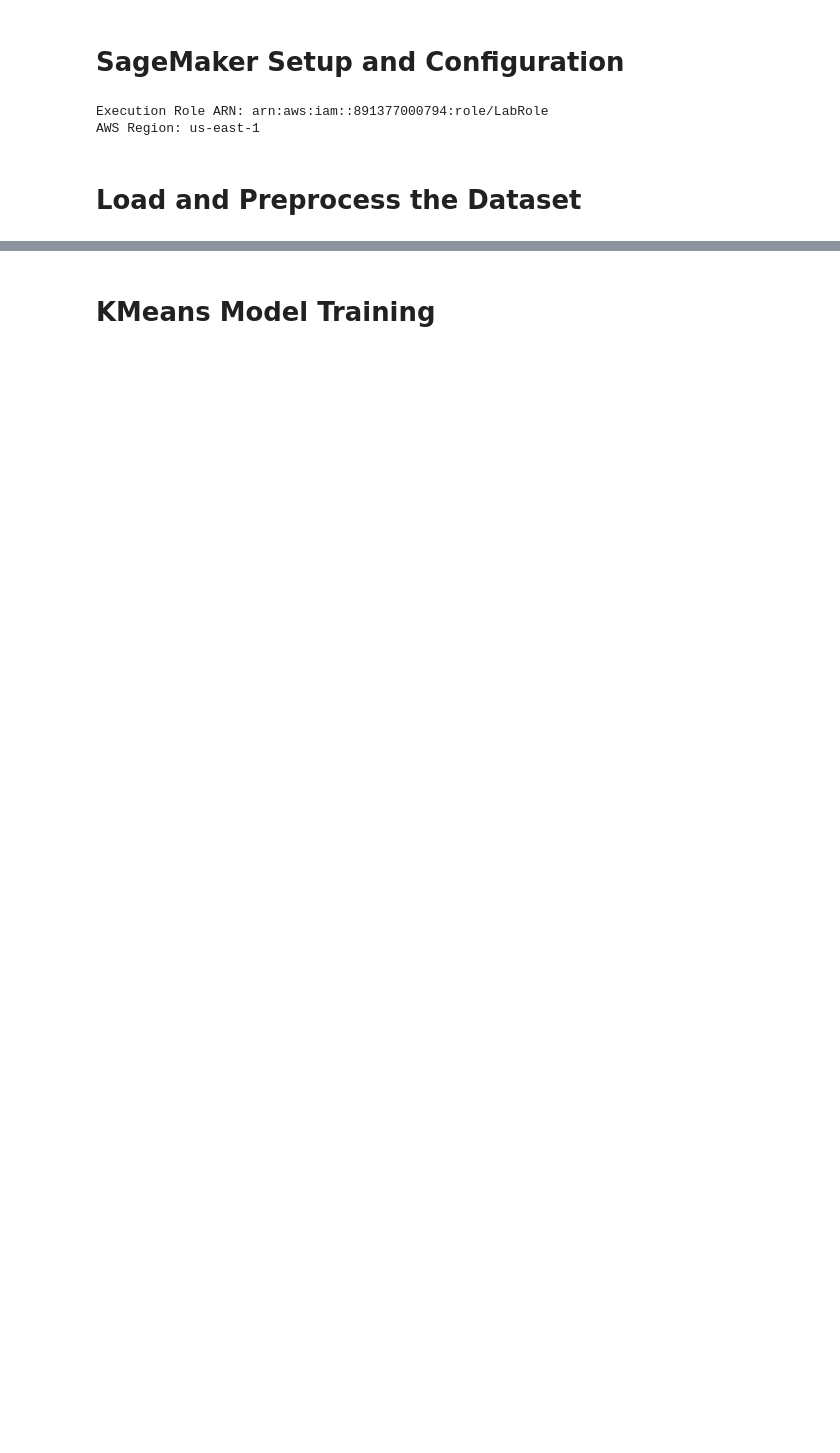
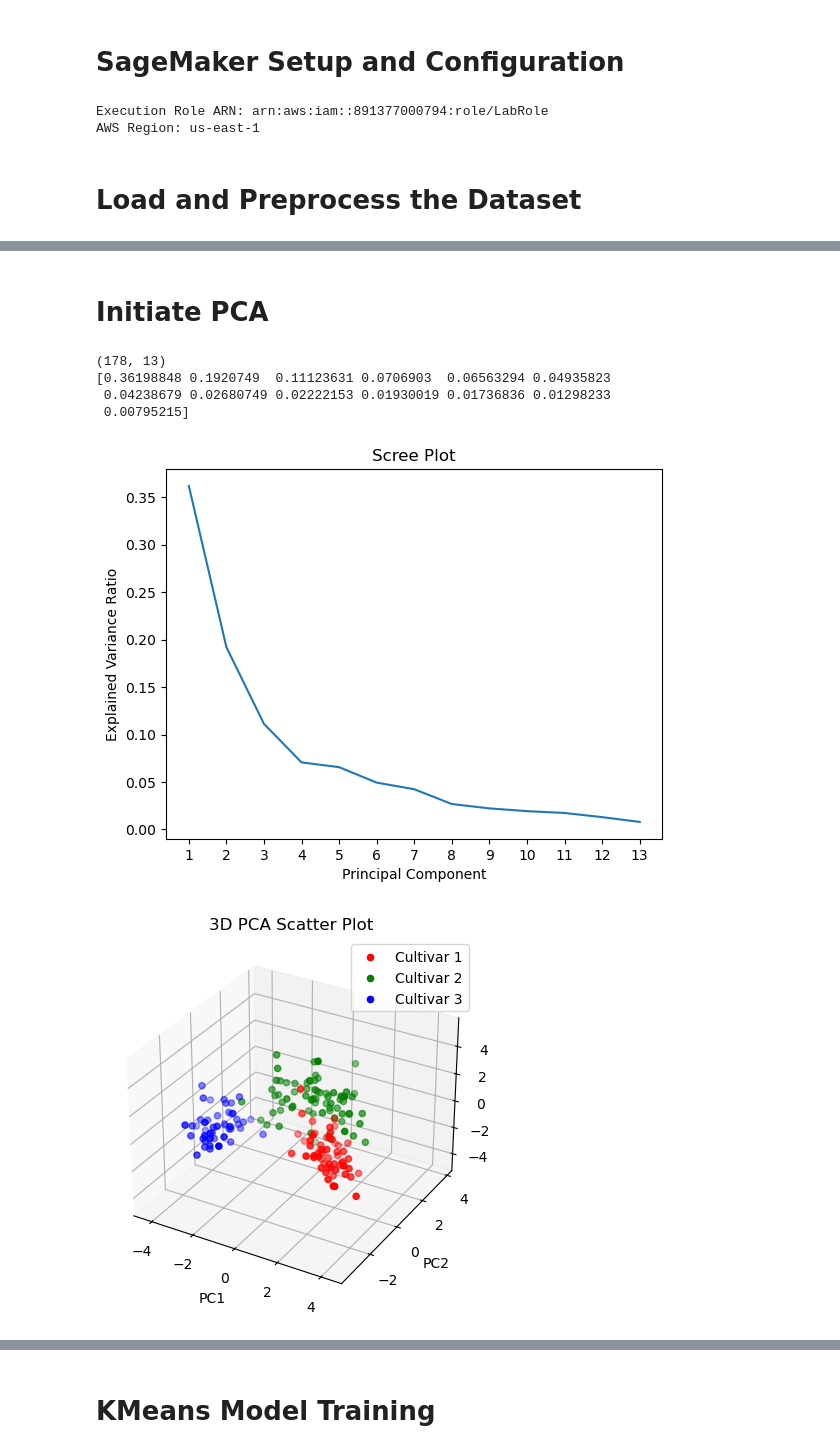
Before and after one commit to EMedina456/COMM493-Unsupervised-Learning, a Jupyter notebook: wine_classification.ipynb, the cells around one changed output, grey strips where cells are left out. Cells and saved outputs as stored; diff of their text form; code cells hidden in the pictures; blank space fills up the shorter version.

```diff
--- a/wine_classification.ipynb
+++ b/wine_classification.ipynb
@@ -122,0 +91,54 @@ Preprocessed dataset saved as 'wine_data_two.csv'.
+# %% [markdown]
+# Initiate PCA
+# %%
+# Extract labels from the cultivar column
+labels = df['Cultivar']
+# Drop the cultivar column from the data
+data = df.drop('Cultivar', axis=1)
+# Normalize the data along the columns
+data = (data - data.mean()) / data.std()
+# Run PCA on the data and generate skree plot
+pca = PCA()
+pca.fit(data)
+# Save the coefficients to a DataFrame
+coefficients = pd.DataFrame(pca.components_, columns=data.columns)
+print(data.shape)
+print(pca.explained_variance_ratio_)
+
+# Plot the skree plot
+plt.plot(np.arange(1, 14), pca.explained_variance_ratio_)
+plt.title('Scree Plot')
+plt.xlabel('Principal Component')
+# Make the x-axis increment by 1
+plt.xticks(np.arange(1, 14))
+plt.ylabel('Explained Variance Ratio')
+
+# Reduce data to 3 dimensions by multiplying by the first 3 coefficients
+data_3d = np.dot(data, pca.components_[:3].T)
+
+# Create a 3D scatter plot
+fig = plt.figure()
+ax = fig.add_subplot(111, projection='3d')
+
+# Color the points by their labels
+colors = ['r', 'g', 'b']
+for i in range(3):
+    # Select the data points that correspond to the label 'i+1'
+    label_mask = labels == i+1
+    ax.scatter(data_3d[label_mask, 0], data_3d[label_mask, 1], data_3d[label_mask, 2], c=colors[i], label=f'Cultivar {i+1}')
+
+ax.set_xlabel('PC1')
+ax.set_ylabel('PC2')
+ax.set_zlabel('PC3')
+plt.legend()
+plt.title('3D PCA Scatter Plot')
+
+# Display the plot
+plt.show()
+# %% [output]
+(178, 13)
+[0.36198848 0.1920749  0.11123631 0.0706903  0.06563294 0.04935823
+ 0.04238679 0.02680749 0.02222153 0.01930019 0.01736836 0.01298233
+ 0.00795215]
+[figure, added]
+[figure, added]
```
Also changed, not shown: parts of 12 cells of this notebook.
